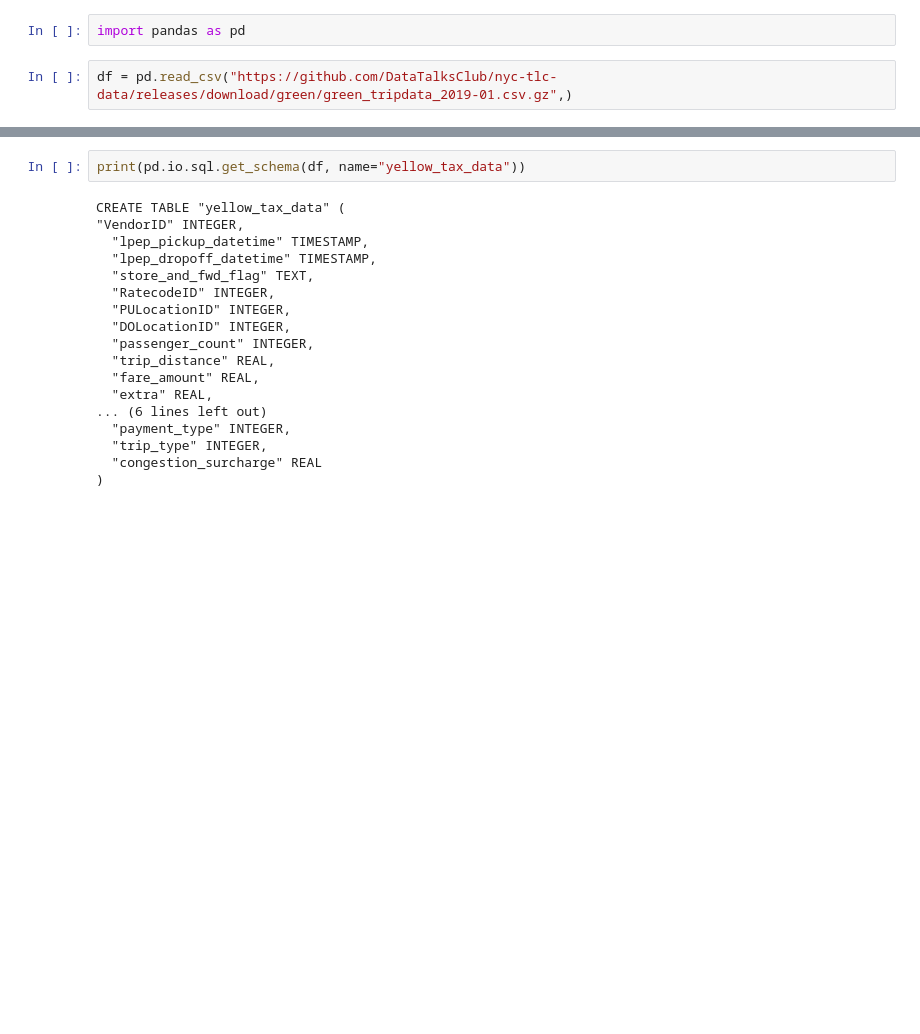
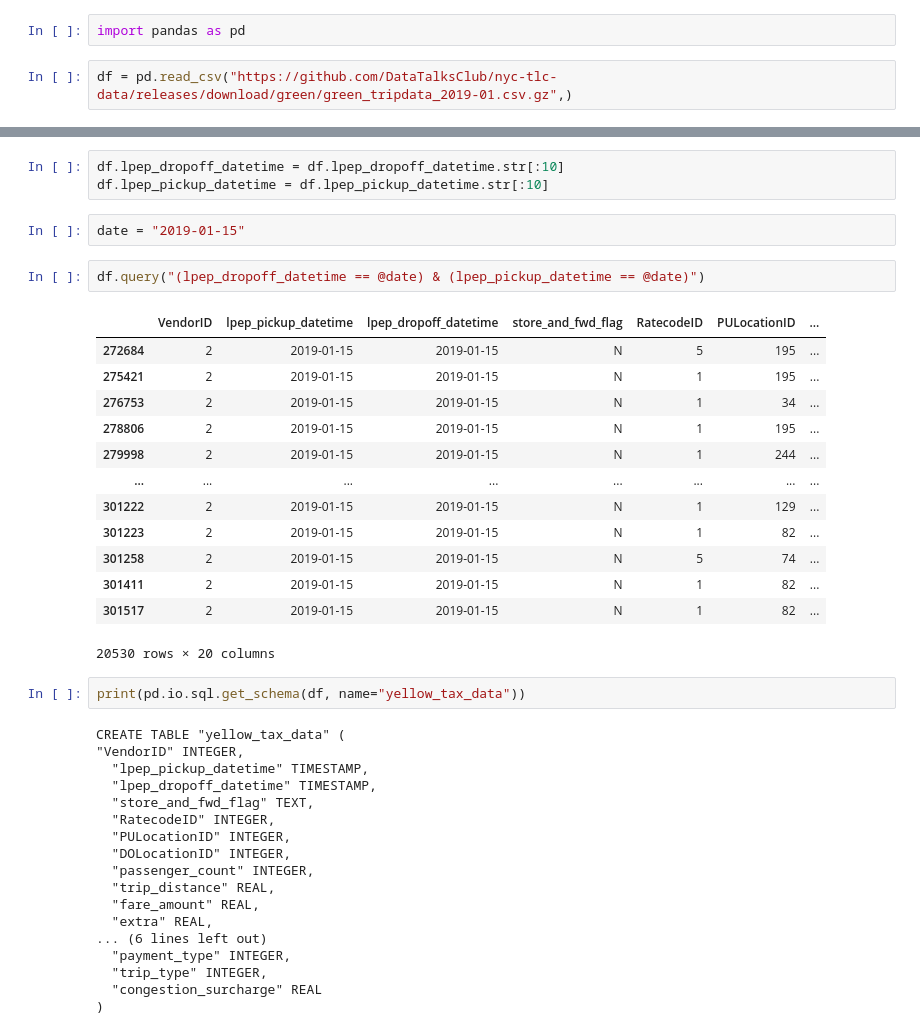
Before and after one commit to adrienpacifico/DE_ZOOMCAMP, a Jupyter notebook: DEzoomcamp1.ipynb, the cells around one changed output, grey strips where cells are left out. Saved outputs shown, nothing was run; the diff lists cells and outputs as text; blank space fills up the shorter version.

```diff
--- a/DEzoomcamp1.ipynb
+++ b/DEzoomcamp1.ipynb
@@ -46,3 +55,24 @@ df = pd.read_csv("https://github.com/DataTalksClub/nyc-tlc-data/releases/downloa
+# %%
+df.lpep_dropoff_datetime = df.lpep_dropoff_datetime.str[:10]
+df.lpep_pickup_datetime = df.lpep_pickup_datetime.str[:10]
+# %%
+date = "2019-01-15"
+# %%
+df.query("(lpep_dropoff_datetime == @date) & (lpep_pickup_datetime == @date)")
+# %% [output]
+|  | VendorID | lpep_pickup_datetime | lpep_dropoff_datetime | store_and_fwd_flag | RatecodeID | PULocationID | ... |
+| 272684 | 2 | 2019-01-15 | 2019-01-15 | N | 5 | 195 | ... |
+| 275421 | 2 | 2019-01-15 | 2019-01-15 | N | 1 | 195 | ... |
+| 276753 | 2 | 2019-01-15 | 2019-01-15 | N | 1 | 34 | ... |
+| 278806 | 2 | 2019-01-15 | 2019-01-15 | N | 1 | 195 | ... |
+| 279998 | 2 | 2019-01-15 | 2019-01-15 | N | 1 | 244 | ... |
+| ... | ... | ... | ... | ... | ... | ... | ... |
+| 301222 | 2 | 2019-01-15 | 2019-01-15 | N | 1 | 129 | ... |
+| 301223 | 2 | 2019-01-15 | 2019-01-15 | N | 1 | 82 | ... |
+| 301258 | 2 | 2019-01-15 | 2019-01-15 | N | 5 | 74 | ... |
+| 301411 | 2 | 2019-01-15 | 2019-01-15 | N | 1 | 82 | ... |
+| 301517 | 2 | 2019-01-15 | 2019-01-15 | N | 1 | 82 | ... |
+20530 rows × 20 columns
 # %%
 print(pd.io.sql.get_schema(df, name="yellow_tax_data"))
 # %% [output]
```
Also changed, not shown: parts of 2 cells of this notebook.
